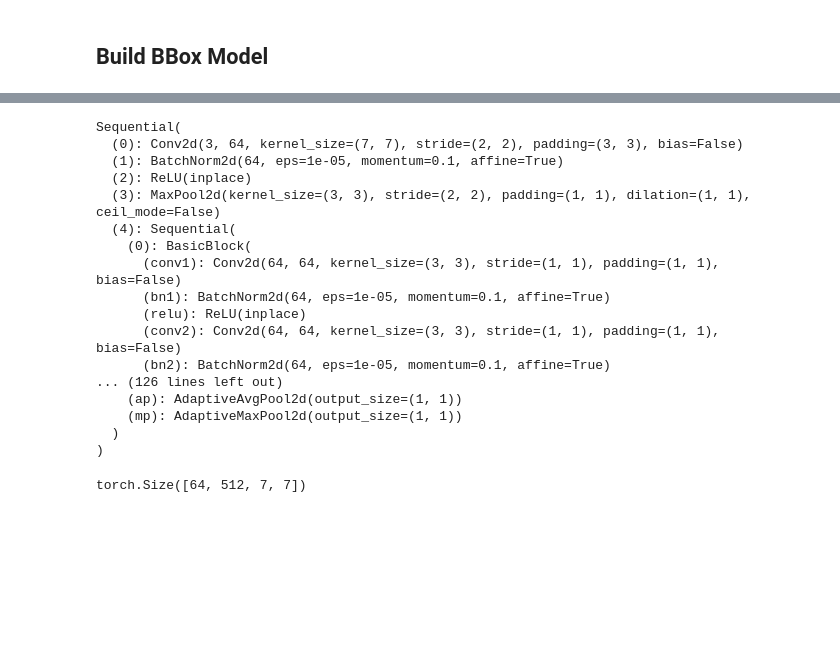
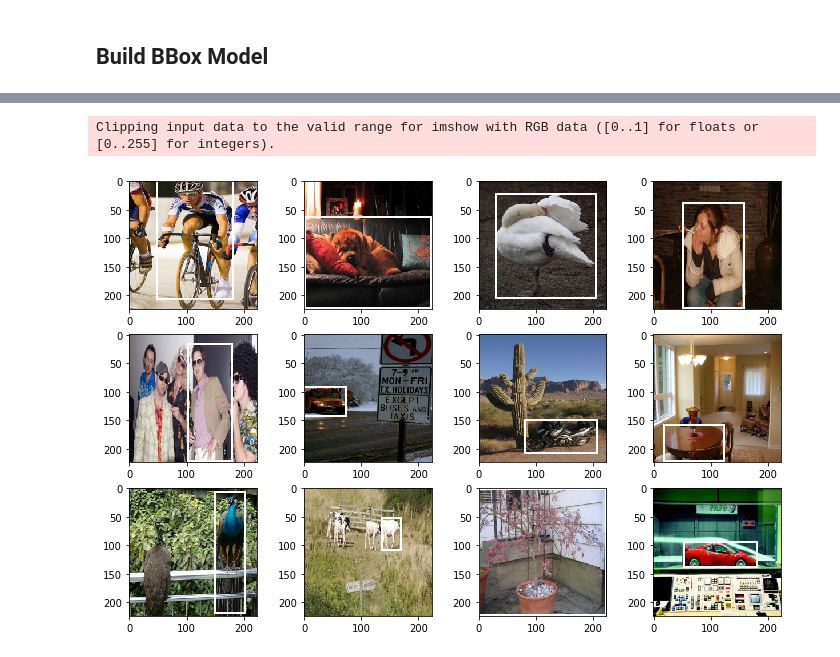
Before and after one commit to ganesh-krishnan/fastai, a Jupyter notebook: courses/dl2/pascal_gk.ipynb, the cells around one changed output, grey strips where cells are left out. Cells and saved outputs as stored; diff of their text form; code cells hidden in the pictures; blank space fills up the shorter version.

Commit message:
Fix bbox conventions

```diff
--- a/courses/dl2/pascal_gk.ipynb
+++ b/courses/dl2/pascal_gk.ipynb
@@ -33,5 +34,15 @@ fnid = {x['file_name']: x['id'] for x in all_images}
 ### Create DataFrames
 # %%
+def bb_np(bbox_hw):
+    return [bbox_hw[1], bbox_hw[0],
+            bbox_hw[1] + bbox_hw[3],
+            bbox_hw[0] + bbox_hw[2]]
+
+def bb_hw(bbox_np):
+    return [bbox_np[1], bbox_np[0],
+            bbox_np[3] - bbox_np[1],
+            bbox_np[2] - bbox_np[0]]
+
 def create_df(d):
     anno = d['annotations']
     fnid = [{'file_name': x['file_name'], 'image_id': x['id']} for x in d['images']]
@@ -41,6 +52,7 @@ def create_df(d):
     cat_df = pd.DataFrame(cats)
     df = pd.merge(anno_df, cat_df, how='inner', on='category_id')
     df = pd.merge(df, fname_df, how='inner', on='image_id')
+    df['bbox_np'] = df['bbox'].apply(lambda x: bb_np(x))
     return df
 
 def get_largest(df):
@@ -183,5 +195,5 @@ bb_df.to_csv(BB_CSV, index=False)
 sz = 224
 f_model = resnet34
 tfms = tfms_from_model(f_model, sz=sz, aug_tfms=transforms_side_on, max_zoom=1.1,
-                       crop_type=CropType.NO)
+                       tfm_y=TfmType.COORD, crop_type=CropType.NO)
 md = ImageClassifierData.from_csv(MODEL, JPEGS, BB_CSV, tfms=tfms, skip_header=True, continuous=True)
@@ -222,20 +208,0 @@ for param in tmp.parameters():
-# %%
-tmp
-# %% [output]
-Sequential(
-  (0): Conv2d(3, 64, kernel_size=(7, 7), stride=(2, 2), padding=(3, 3), bias=False)
-  (1): BatchNorm2d(64, eps=1e-05, momentum=0.1, affine=True)
-  (2): ReLU(inplace)
-  (3): MaxPool2d(kernel_size=(3, 3), stride=(2, 2), padding=(1, 1), dilation=(1, 1), ceil_mode=False)
-  (4): Sequential(
-    (0): BasicBlock(
-      (conv1): Conv2d(64, 64, kernel_size=(3, 3), stride=(1, 1), padding=(1, 1), bias=False)
-      (bn1): BatchNorm2d(64, eps=1e-05, momentum=0.1, affine=True)
-      (relu): ReLU(inplace)
-      (conv2): Conv2d(64, 64, kernel_size=(3, 3), stride=(1, 1), padding=(1, 1), bias=False)
-      (bn2): BatchNorm2d(64, eps=1e-05, momentum=0.1, affine=True)
-... (126 lines left out)
-    (ap): AdaptiveAvgPool2d(output_size=(1, 1))
-    (mp): AdaptiveMaxPool2d(output_size=(1, 1))
-  )
-)
@@ -245,4 +208,0 @@ dd, tmp_y = Variable(dd), Variable(tmp_y)
-# %%
-tmp(dd).shape
-# %% [output]
-torch.Size([64, 512, 7, 7])
@@ -251,0 +209,11 @@ learn = ConvLearner.pretrained(f_model, md, custom_head=head)
+# %%
+x, y = next(iter(md.val_dl))
+x, y = to_np(x), to_np(y)
+# %%
+fig, axes = plt.subplots(3, 4, figsize=(12, 8))
+for i, ax in enumerate(axes.flat):
+    show_img(np.squeeze(md.val_ds.denorm(x[i])), ax, figsize=(12, 8))
+    draw_rect(ax, bb_hw(y[i]))
+# %% [output]
+Clipping input data to the valid range for imshow with RGB data ([0..1] for floats or [0..255] for integers).
+[figure, added]
```
Also changed, not shown: parts of 11 cells of this notebook.
